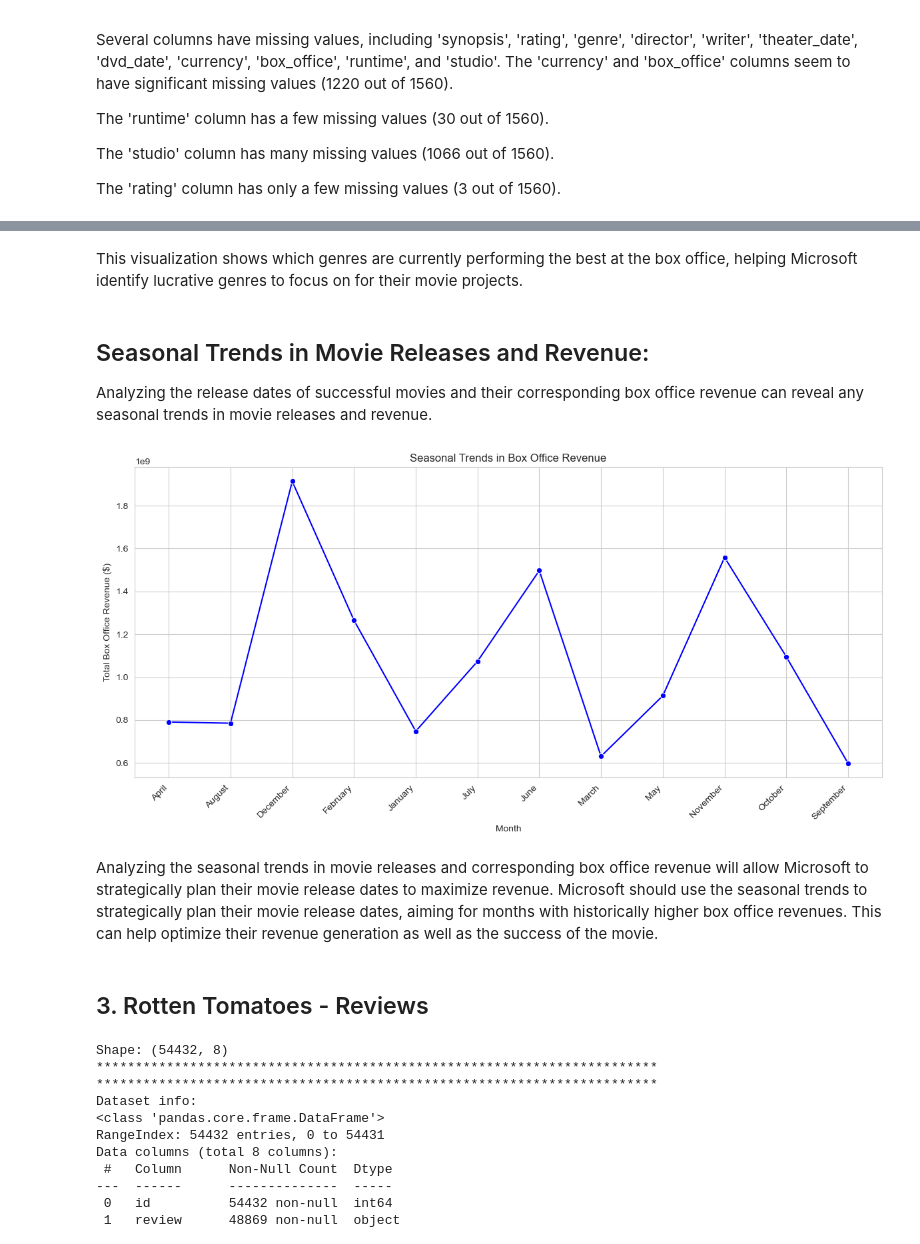
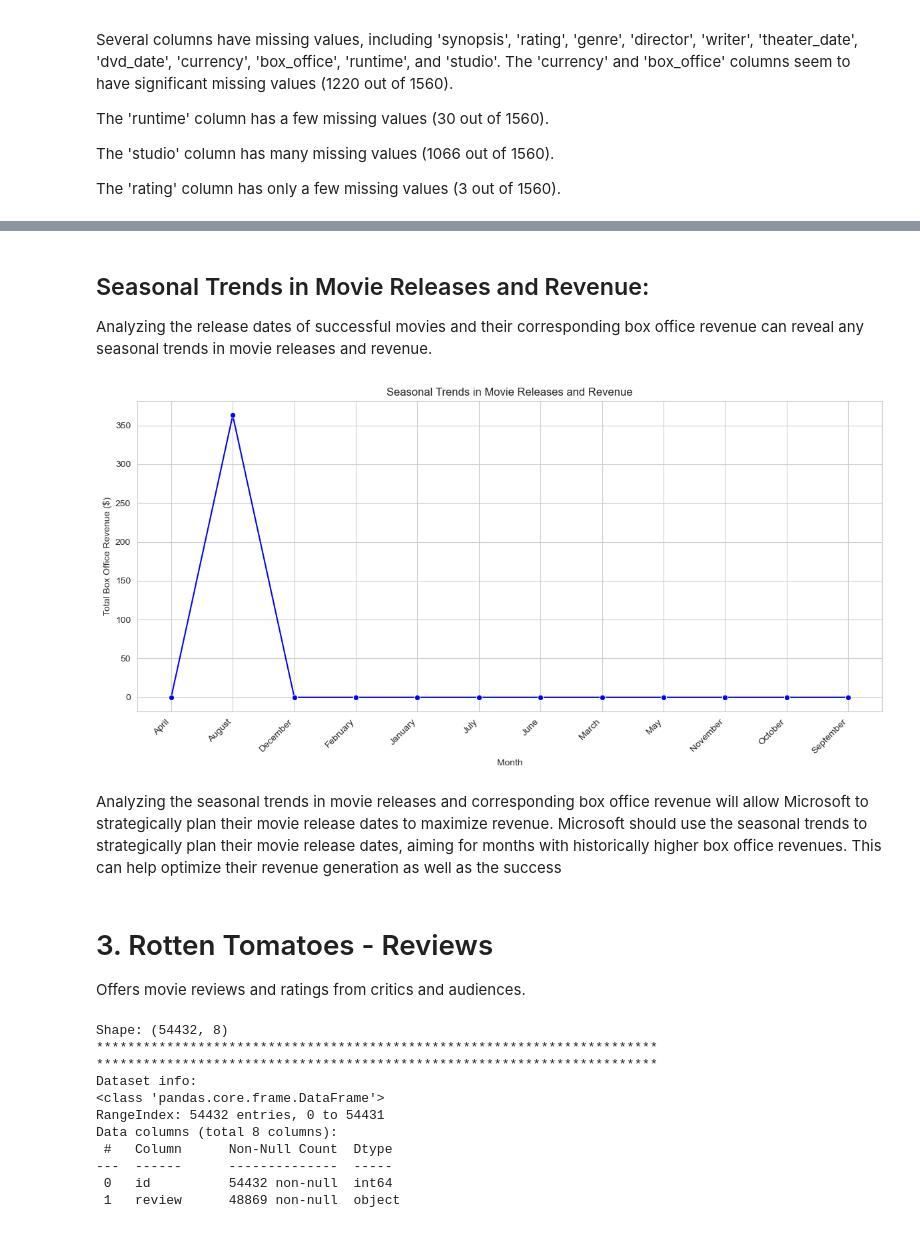
Before and after one commit to geomwangi007/Microsoft-Studio-Project, a Jupyter notebook: student.ipynb, the cells around one changed output, grey strips where cells are left out. Drawn from its saved outputs; the diff is of its cells as text; code cells hidden in the pictures.

Commit message:
.correcting errors and ommissions

```diff
--- a/student.ipynb
+++ b/student.ipynb
@@ -358,16 +356,0 @@ This dataset provides information about movie synopses, ratings, genres, directo
-# %%
-
-# Converting 'box_office' to numeric
-rt_movie_info['box_office'] = pd.to_numeric(rt_movie_info['box_office'], errors='coerce')
-
-# Handling missing values
-# Dropping 'currency' and 'box_office' columns
-rt_movie_info.drop(columns=['currency', 'box_office'], inplace=True)
-# Dropping rows with missing values in selected columns
-rt_movie_info.dropna(subset=['director', 'writer', 'theater_date', 'dvd_date', 'runtime'], inplace=True)
-# Replacing missing 'synopsis' values with placeholder
-rt_movie_info['synopsis'].fillna("No synopsis available", inplace=True)
-# Replacing missing 'genre' values with placeholder
-rt_movie_info['genre'].fillna("Unknown", inplace=True)
- # Replacing missing 'studio' values with placeholder
-rt_movie_info['studio'].fillna("Unknown", inplace=True)
@@ -409,19 +400,0 @@ This visualization will help identify which genres are currently the most profit
-# %%
-# Splitting genre column and cleaning up the data
-rt_movie_info['genre'] = rt_movie_info['genre'].str.split('|').str[0]
-
-# Convert box_office to string and then perform string operations
-rt_movie_info['box_office'] = rt_movie_info['box_office'].astype(str).str.replace('$', '').str.replace(',', '').astype(float)
-
-# Calculate average box office revenue by genre
-genre_box_office = rt_movie_info.groupby('genre')['box_office'].mean().sort_values(ascending=False)
-
-# Plotting
-plt.figure(figsize=(12, 6))
-sns.barplot(x=genre_box_office.index, y=genre_box_office.values, palette='crest')
-plt.title('Average Box Office Revenue by Genre')
-plt.xlabel('Genre')
-plt.ylabel('Average Box Office Revenue ($)')
-plt.xticks(rotation=45, ha='right')
-plt.tight_layout()
-plt.show()
@@ -430,32 +401,34 @@ plt.show()
-# %% [markdown]
-This visualization shows which genres are currently performing the best at the box office, helping Microsoft identify lucrative genres to focus on for their movie projects.
 # %% [markdown]
 ## Seasonal Trends in Movie Releases and Revenue:
 
 Analyzing the release dates of successful movies and their corresponding box office revenue can reveal any seasonal trends in movie releases and revenue.
 # %%
-# Extracting month from theater_date column
+# Convert theater_date to datetime
 rt_movie_info['theater_date'] = pd.to_datetime(rt_movie_info['theater_date'])
+
+# Extract month from theater_date
 rt_movie_info['month'] = rt_movie_info['theater_date'].dt.month_name()
 
 # Calculate total box office revenue by month
 monthly_revenue = rt_movie_info.groupby('month')['box_office'].sum()
 
 # Plotting
 plt.figure(figsize=(12, 6))
 sns.lineplot(x=monthly_revenue.index, y=monthly_revenue.values, marker='o', color='blue')
-plt.title('Seasonal Trends in Box Office Revenue')
+plt.title('Seasonal Trends in Movie Releases and Revenue')
 plt.xlabel('Month')
 plt.ylabel('Total Box Office Revenue ($)')
 plt.xticks(rotation=45, ha='right')
 plt.tight_layout()
 plt.show()
 # %% [output]
-[figure, old version]
+[figure, new version]
 # %% [markdown]
-Analyzing the seasonal trends in movie releases and corresponding box office revenue will allow Microsoft to strategically plan their movie release dates to maximize revenue. Microsoft should use the seasonal trends to strategically plan their movie release dates, aiming for months with historically higher box office revenues. This can help optimize their revenue generation as well as the success of the movie.
+Analyzing the seasonal trends in movie releases and corresponding box office revenue will allow Microsoft to strategically plan their movie release dates to maximize revenue. Microsoft should use the seasonal trends to strategically plan their movie release dates, aiming for months with historically higher box office revenues. This can help optimize their revenue generation as well as the success
 # %% [markdown]
-## 3. Rotten Tomatoes - Reviews
+# 3. Rotten Tomatoes - Reviews
+
+Offers movie reviews and ratings from critics and audiences.
 # %%
 # Shape
 print("Shape:", rt_reviews.shape)
```
Also changed, not shown: parts of 35 cells of this notebook.
